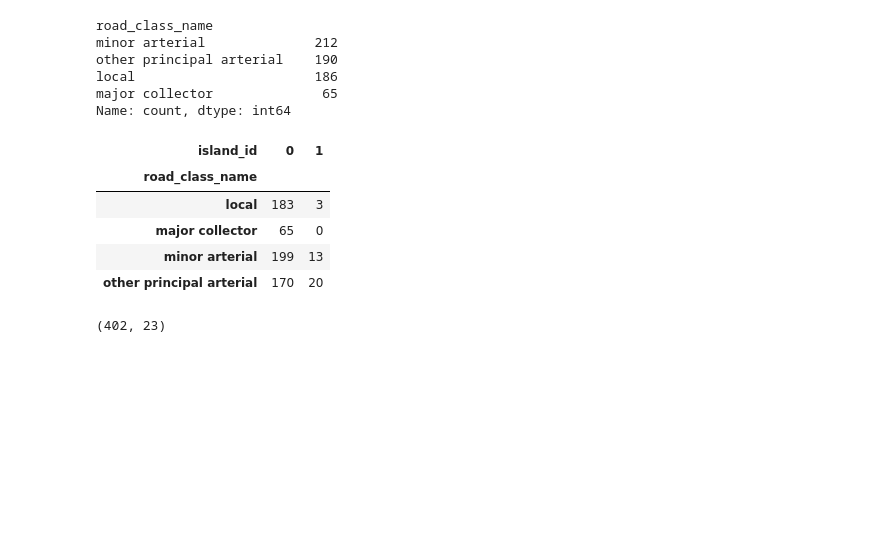
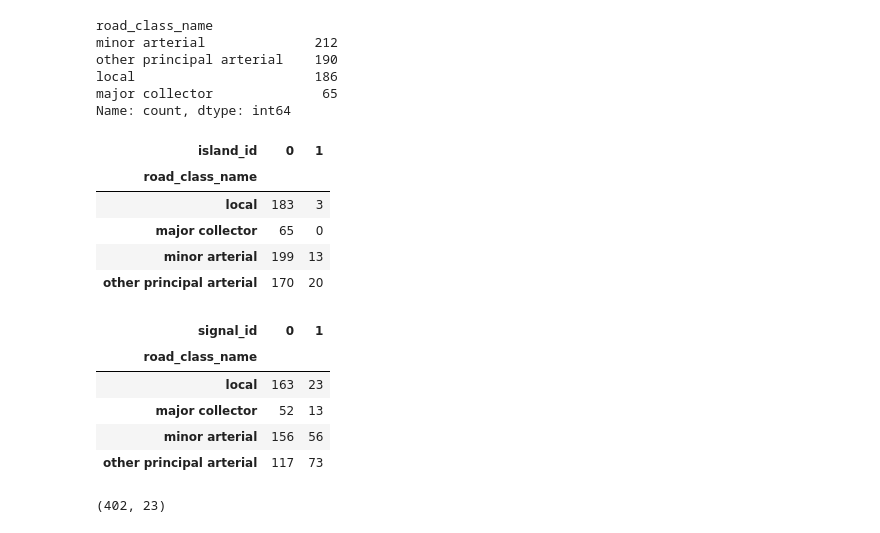
Before and after one commit to AnwarBaroudi/traffic_islands_study, a Jupyter notebook: crash_severity_model_2april.ipynb, the cells around one changed output. Drawn from its saved outputs; the diff is of its cells as text; code cells hidden in the pictures; blank space fills up the shorter version.

```diff
--- a/crash_severity_model_2april.ipynb
+++ b/crash_severity_model_2april.ipynb
@@ -372,6 +372,15 @@ pd.crosstab(df['road_class_name'], df['island_id'])
 | major collector | 65 | 0 |
 | minor arterial | 199 | 13 |
 | other principal arterial | 170 | 20 |
+# %%
+pd.crosstab(df['road_class_name'], df['signal_id'])
+# %% [output]
+| signal_id | 0 | 1 |
+| road_class_name |  |  |
+| local | 163 | 23 |
+| major collector | 52 | 13 |
+| minor arterial | 156 | 56 |
+| other principal arterial | 117 | 73 |
 # %%
 # We could drop local roads, but then we'd lose three crashes
 # Instead, let's just drop major collector and see what happens
```
Also changed, not shown: parts of 9 cells of this notebook, 1 other file.
